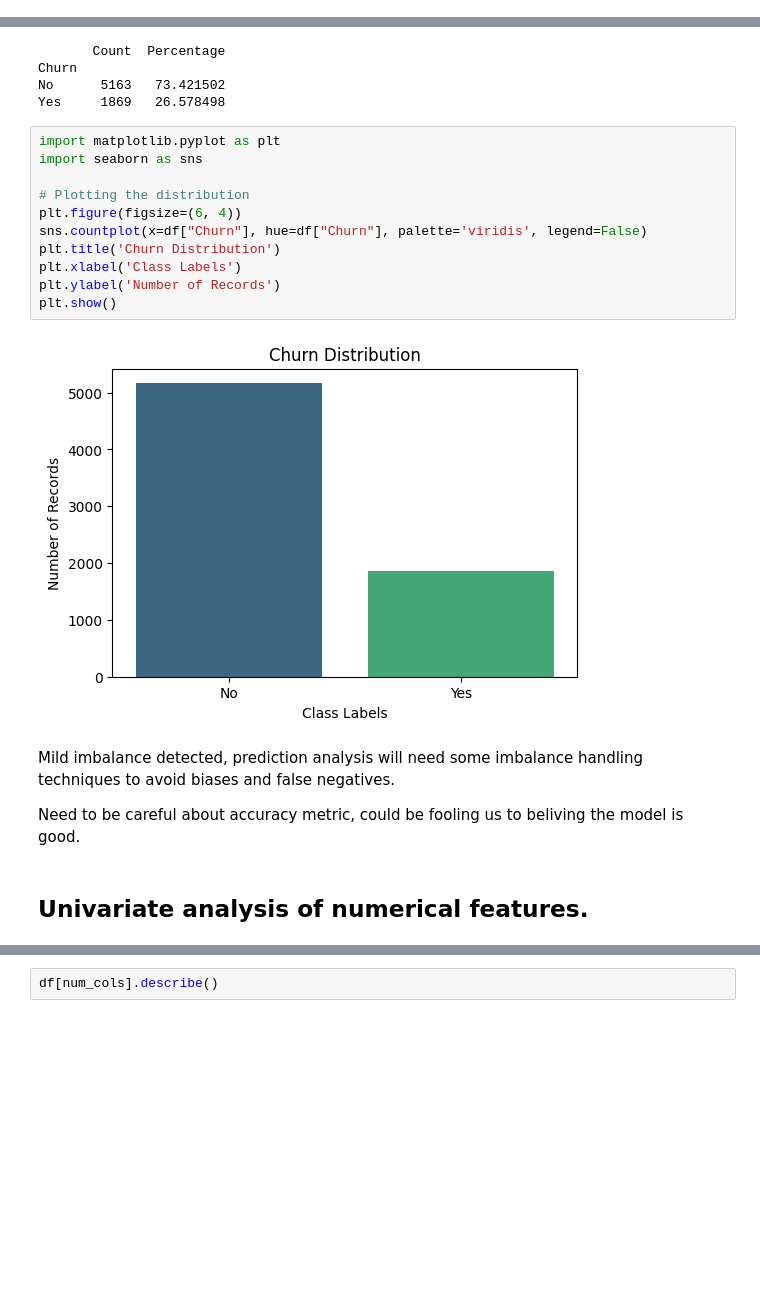
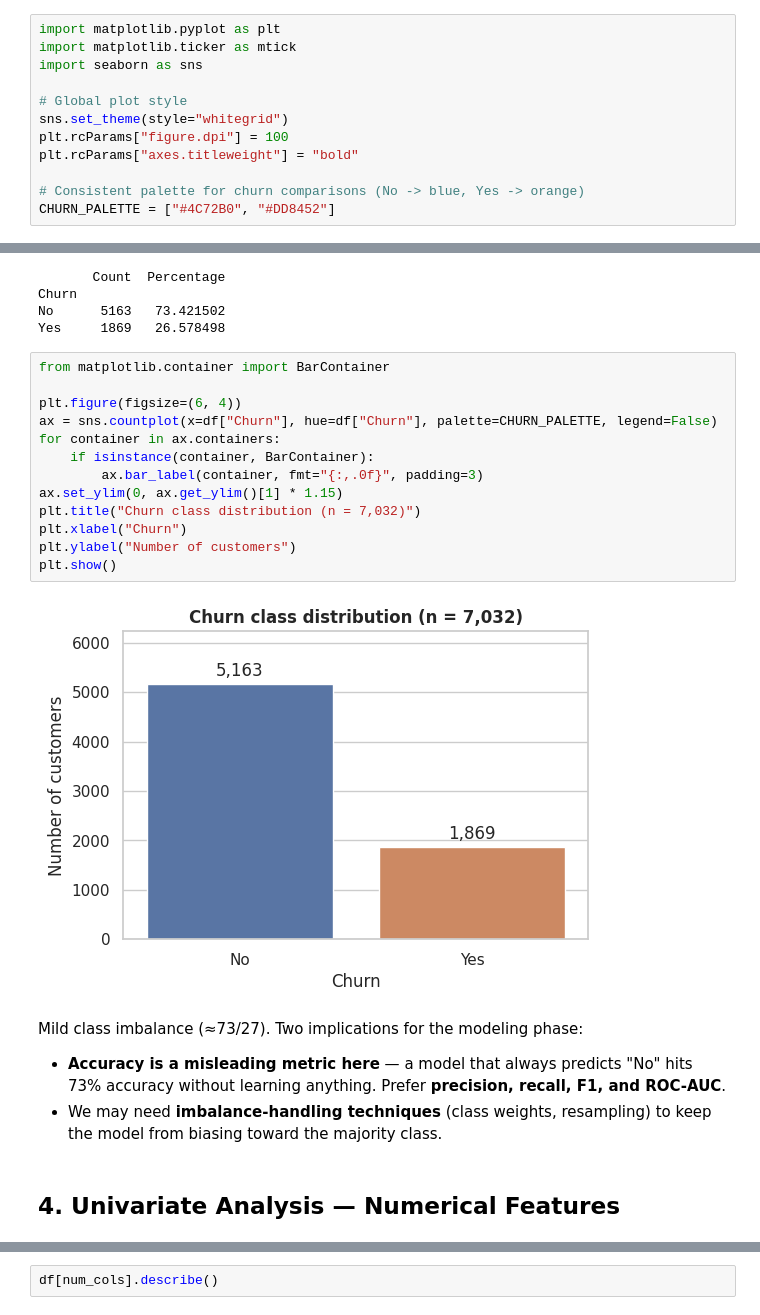
Before and after one commit to vinicius-goulart/health-churn-analysis, a Jupyter notebook: notebooks/01_eda.ipynb, the cells around one changed output, grey strips where cells are left out. Cells and saved outputs as stored; diff of their text form; blank space fills up the shorter version.

```diff
--- a/notebooks/01_eda.ipynb
+++ b/notebooks/01_eda.ipynb
@@ -12,4 +32,16 @@ df.head()
 | 3 | 7795-CFOCW | Male | 0 | No | No | 45 | No | No phone service | ... |
 | 4 | 9237-HQITU | Female | 0 | No | No | 2 | Yes | No | ... |
 5 rows × 21 columns
+# %%
+import matplotlib.pyplot as plt
+import matplotlib.ticker as mtick
+import seaborn as sns
+
+# Global plot style
+sns.set_theme(style="whitegrid")
+plt.rcParams["figure.dpi"] = 100
+plt.rcParams["axes.titleweight"] = "bold"
+
+# Consistent palette for churn comparisons (No -> blue, Yes -> orange)
+CHURN_PALETTE = ["#4C72B0", "#DD8452"]
 # %% [markdown]
@@ -163,24 +197,27 @@ Churn
 No      5163   73.421502
 Yes     1869   26.578498
 # %%
-import matplotlib.pyplot as plt
-import seaborn as sns
+from matplotlib.container import BarContainer
 
-# Plotting the distribution
 plt.figure(figsize=(6, 4))
-sns.countplot(x=df["Churn"], hue=df["Churn"], palette='viridis', legend=False)
-plt.title('Churn Distribution')
-plt.xlabel('Class Labels')
-plt.ylabel('Number of Records')
+ax = sns.countplot(x=df["Churn"], hue=df["Churn"], palette=CHURN_PALETTE, legend=False)
+for container in ax.containers:
+    if isinstance(container, BarContainer):
+        ax.bar_label(container, fmt="{:,.0f}", padding=3)
+ax.set_ylim(0, ax.get_ylim()[1] * 1.15)
+plt.title("Churn class distribution (n = 7,032)")
+plt.xlabel("Churn")
+plt.ylabel("Number of customers")
 plt.show()
 # %% [output]
-[figure, old version]
+[figure, new version]
 # %% [markdown]
-Mild imbalance detected, prediction analysis will need some imbalance handling techniques to avoid biases and false negatives.
+Mild class imbalance (≈73/27). Two implications for the modeling phase:
 
-Need to be careful about accuracy metric, could be fooling us to beliving the model is good.
+- **Accuracy is a misleading metric here** — a model that always predicts "No" hits 73% accuracy without learning anything. Prefer **precision, recall, F1, and ROC-AUC**.
+- We may need **imbalance-handling techniques** (class weights, resampling) to keep the model from biasing toward the majority class.
 # %% [markdown]
-## Univariate analysis of numerical features.
+## 4. Univariate Analysis — Numerical Features
 # %%
 # Type-casting SeniorCitizen column first
 df["SeniorCitizen"] = df["SeniorCitizen"].astype('category')
```
Also changed, not shown: parts of 27 cells of this notebook.
